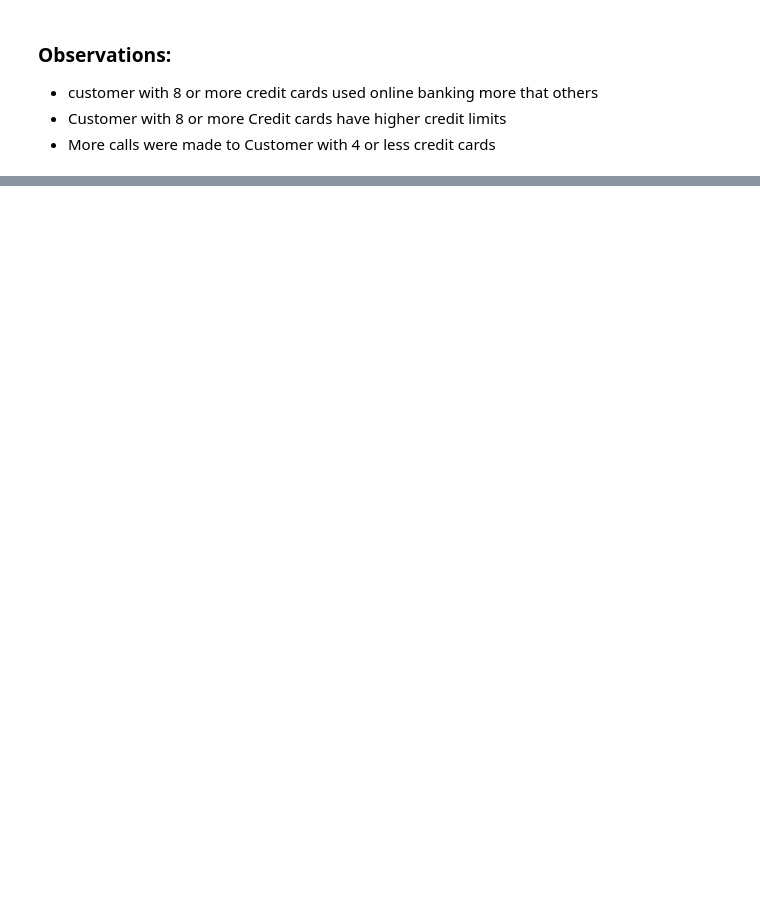
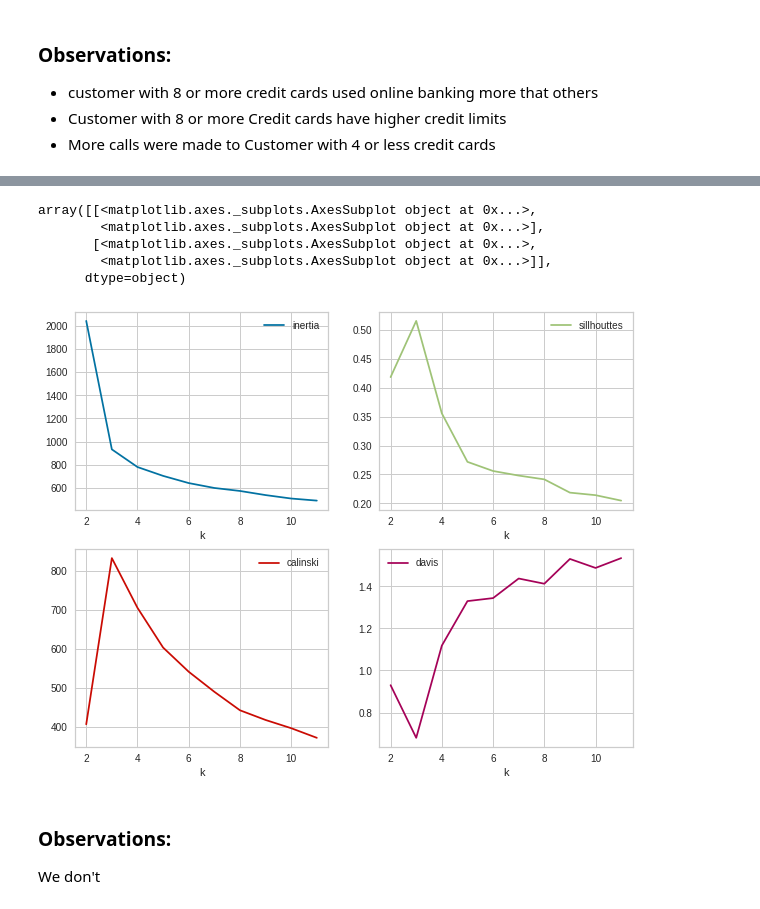
Before and after one commit to milind69/milind69, a Jupyter notebook: all_bank_customer_segmentation.ipynb, the cells around one changed output, grey strips where cells are left out. Drawn from its saved outputs; the diff is of its cells as text; code cells hidden in the pictures; blank space fills up the shorter version.

```diff
--- a/all_bank_customer_segmentation.ipynb
+++ b/all_bank_customer_segmentation.ipynb
@@ -524,0 +627,34 @@ plt.show()
+# %%
+inertias = []
+sils = []
+chs = []
+dbs = []
+sizes = range(2, 12)
+for k in sizes:
+    k2 = KMeans(random_state=1, n_clusters=k)
+    k2.fit(subset_scaled_df)
+    inertias.append(k2.inertia_)
+    sils.append(silhouette_score(subset_scaled_df, k2.labels_))
+    chs.append(calinski_harabasz_score(subset_scaled_df, k2.labels_))
+    dbs.append(davies_bouldin_score(subset_scaled_df, k2.labels_))
+
+fig, ax = plt.subplots(figsize=(10, 8))
+pd.DataFrame(
+    {
+        "inertia": inertias,
+        "sillhouttes": sils,
+        "calinski": chs,
+        "davis": dbs,
+        "k": sizes,
+    },
+).set_index("k").plot(ax=ax, subplots=True, layout=(2, 2))
+# %% [output]
+array([[<matplotlib.axes._subplots.AxesSubplot object at 0x...>,
+        <matplotlib.axes._subplots.AxesSubplot object at 0x...>],
+       [<matplotlib.axes._subplots.AxesSubplot object at 0x...>,
+        <matplotlib.axes._subplots.AxesSubplot object at 0x...>]],
+      dtype=object)
+[figure, added]
+# %% [markdown]
+### Observations:
+ We don't
```
Also changed, not shown: parts of 41 cells of this notebook.
